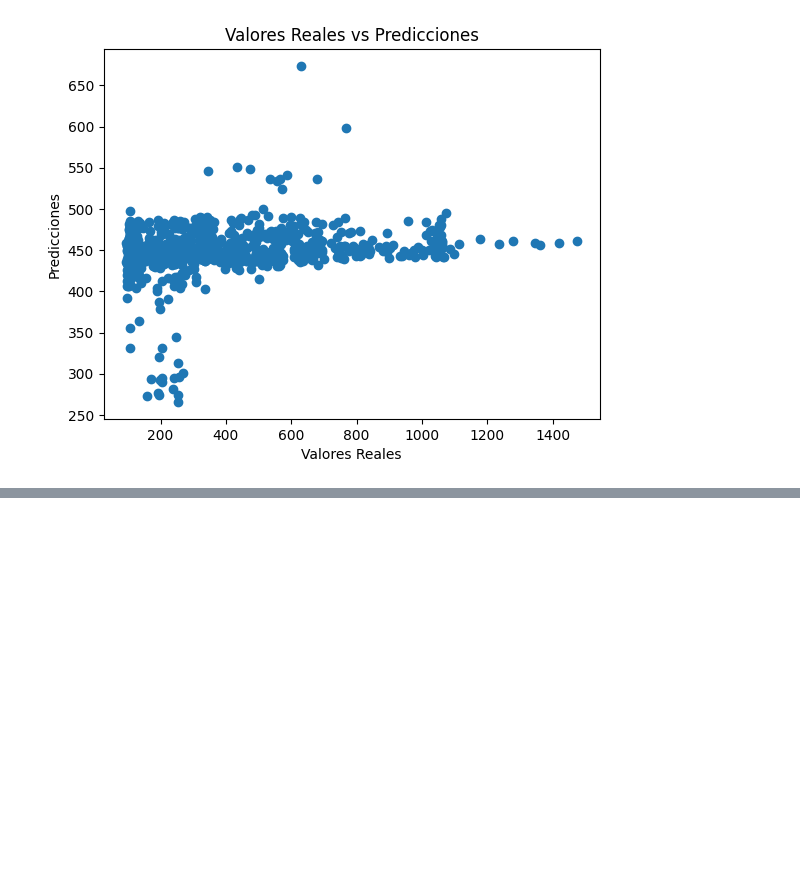
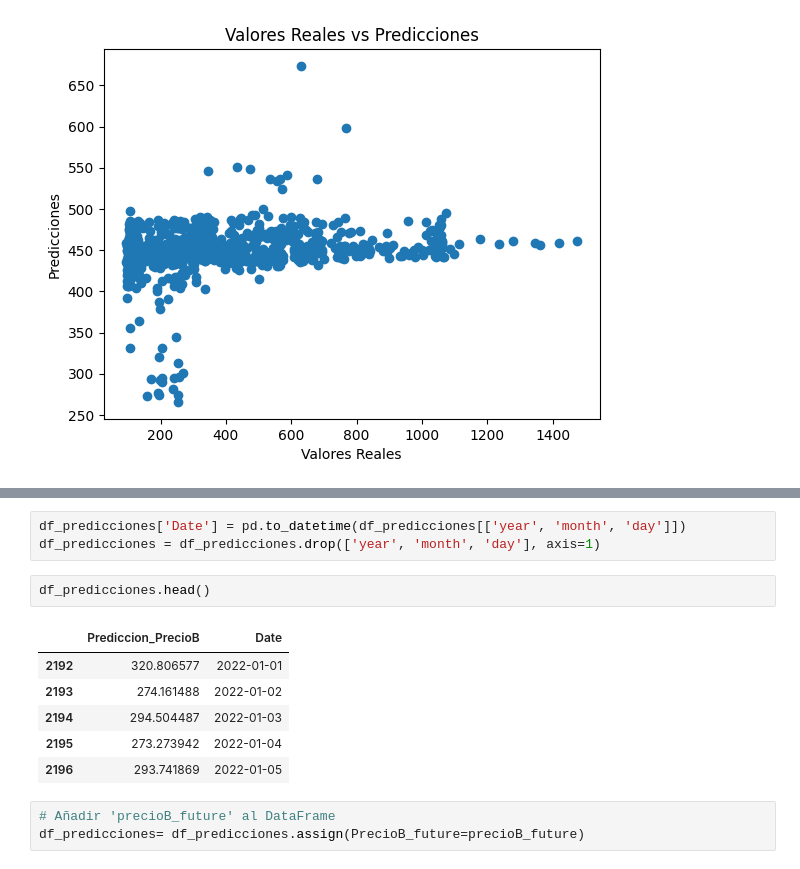
Before and after one commit to Yanalxis/Prediccion-del-precio-en-bolsa-de-la-energ-a-el-ctrica, a Jupyter notebook: Modelos/Random Forrest/trail0001.ipynb, the cells around one changed output, grey strips where cells are left out. Drawn from its saved outputs; the diff is of its cells as text; blank space fills up the shorter version.

```diff
--- a/Modelos/Random Forrest/trail0001.ipynb
+++ b/Modelos/Random Forrest/trail0001.ipynb
@@ -415,0 +436,15 @@ plt.show()
+# %%
+df_predicciones['Date'] = pd.to_datetime(df_predicciones[['year', 'month', 'day']])
+df_predicciones = df_predicciones.drop(['year', 'month', 'day'], axis=1)
+# %%
+df_predicciones.head()
+# %% [output]
+|  | Prediccion_PrecioB | Date |
+| 2192 | 320.806577 | 2022-01-01 |
+| 2193 | 274.161488 | 2022-01-02 |
+| 2194 | 294.504487 | 2022-01-03 |
+| 2195 | 273.273942 | 2022-01-04 |
+| 2196 | 293.741869 | 2022-01-05 |
+# %%
+# Añadir 'precioB_future' al DataFrame
+df_predicciones= df_predicciones.assign(PrecioB_future=precioB_future)
```
Also changed, not shown: parts of 4 cells of this notebook.
